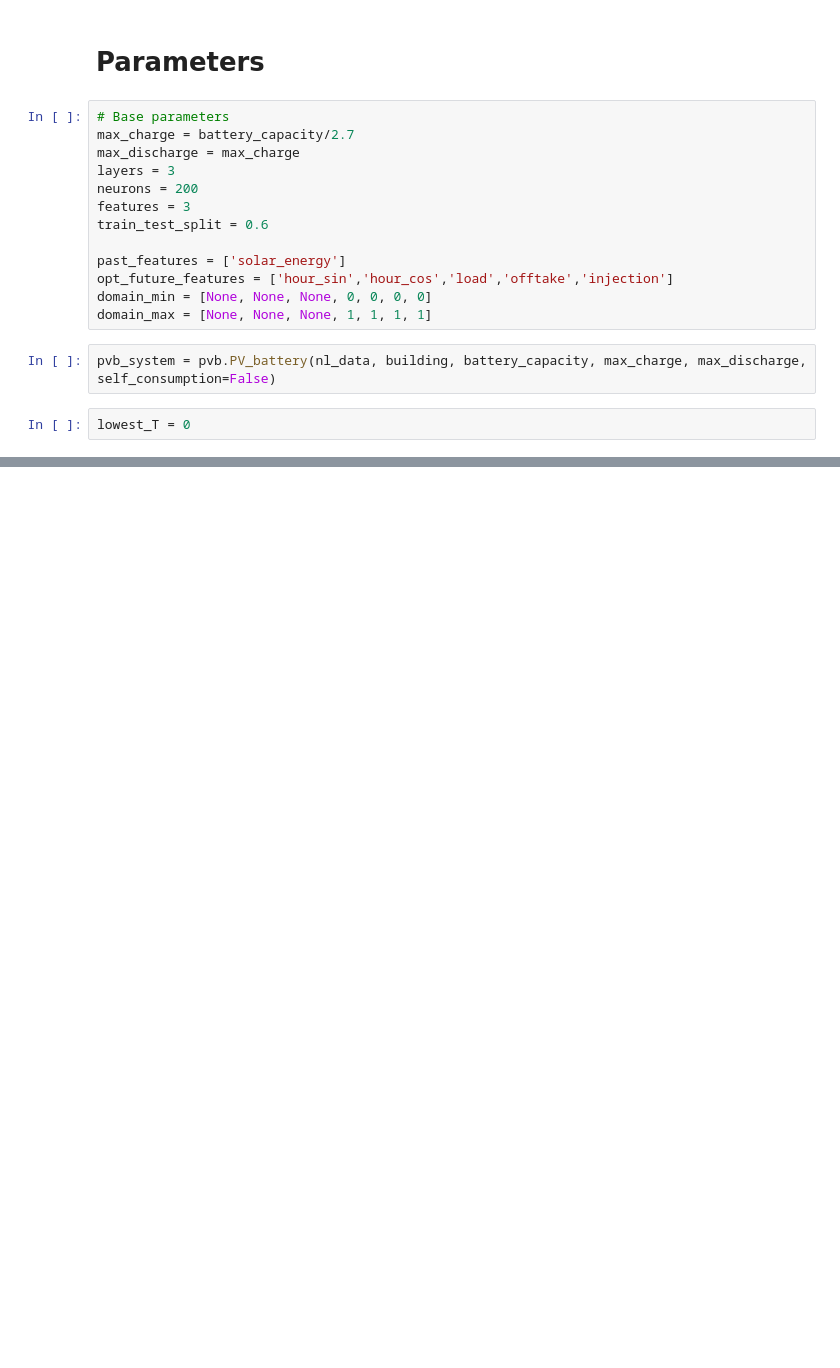
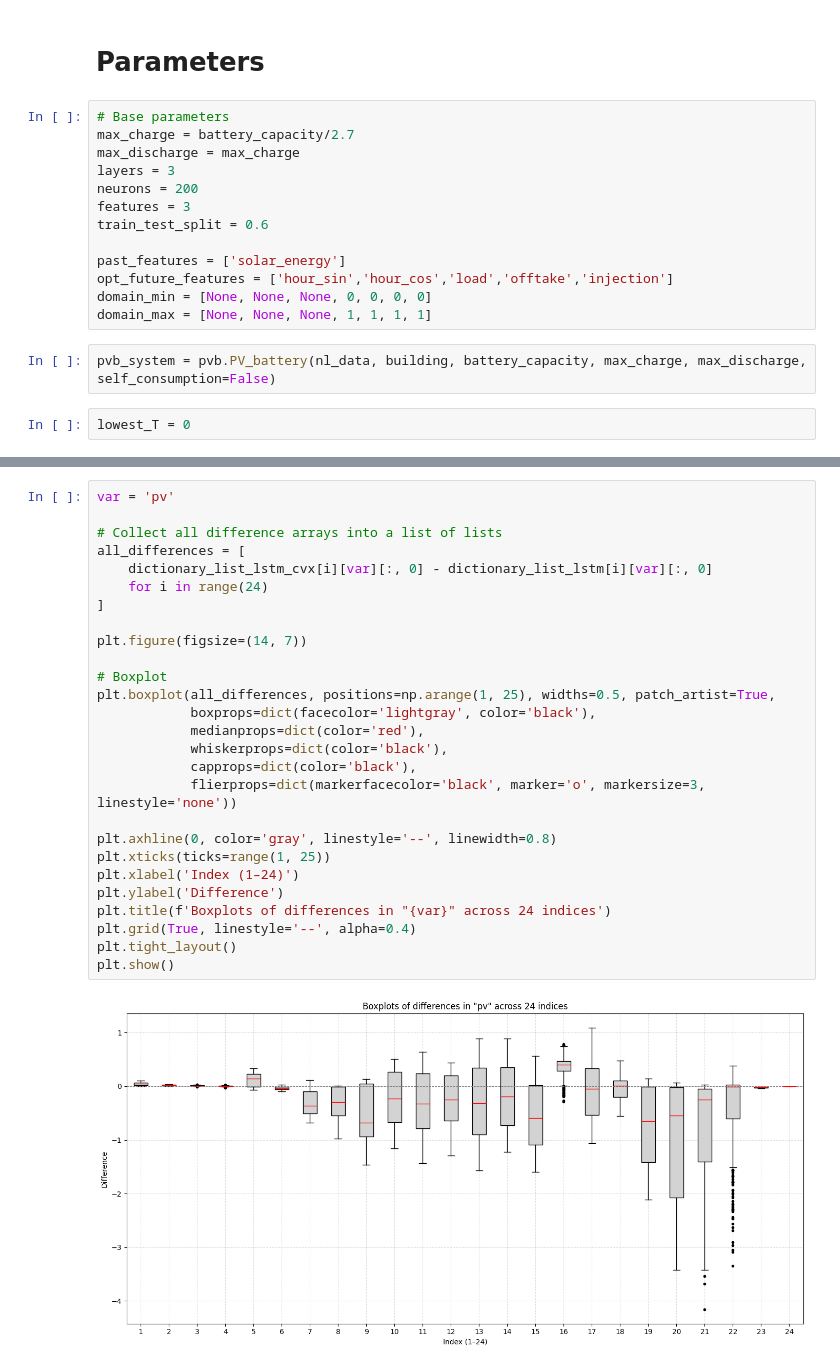
Before and after one commit to Joris-Dprtr/DFL_PVB, a Jupyter notebook: notebooks/MPC_evaluation.ipynb, the cells around one changed output, grey strips where cells are left out. Drawn from its saved outputs; the diff is of its cells as text; blank space fills up the shorter version.

```diff
--- a/notebooks/MPC_evaluation.ipynb
+++ b/notebooks/MPC_evaluation.ipynb
@@ -227,0 +283,29 @@ plt.show()
+# %%
+var = 'pv'
+
+# Collect all difference arrays into a list of lists
+all_differences = [
+    dictionary_list_lstm_cvx[i][var][:, 0] - dictionary_list_lstm[i][var][:, 0]
+    for i in range(24)
+]
+
+plt.figure(figsize=(14, 7))
+
+# Boxplot
+plt.boxplot(all_differences, positions=np.arange(1, 25), widths=0.5, patch_artist=True,
+            boxprops=dict(facecolor='lightgray', color='black'),
+            medianprops=dict(color='red'),
+            whiskerprops=dict(color='black'),
+            capprops=dict(color='black'),
+            flierprops=dict(markerfacecolor='black', marker='o', markersize=3, linestyle='none'))
+
+plt.axhline(0, color='gray', linestyle='--', linewidth=0.8)
+plt.xticks(ticks=range(1, 25))
+plt.xlabel('Index (1–24)')
+plt.ylabel('Difference')
+plt.title(f'Boxplots of differences in "{var}" across 24 indices')
+plt.grid(True, linestyle='--', alpha=0.4)
+plt.tight_layout()
+plt.show()
+# %% [output]
+[figure, added]
```
Also changed, not shown: parts of 22 cells of this notebook, 2 other files.
